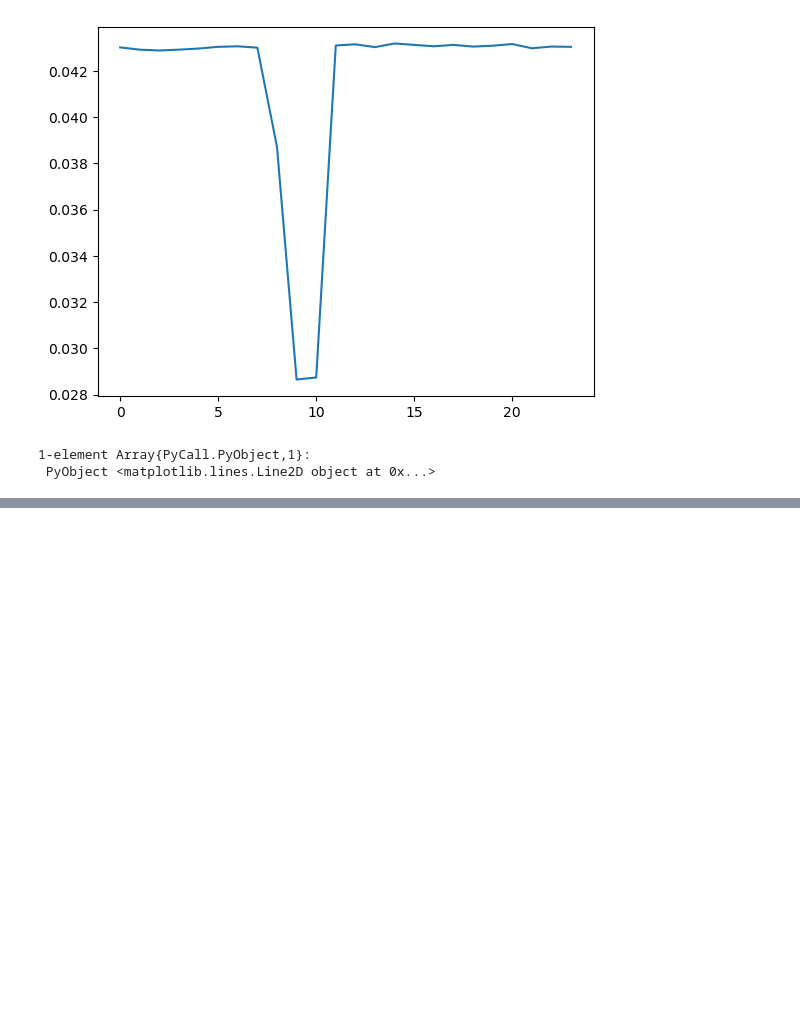
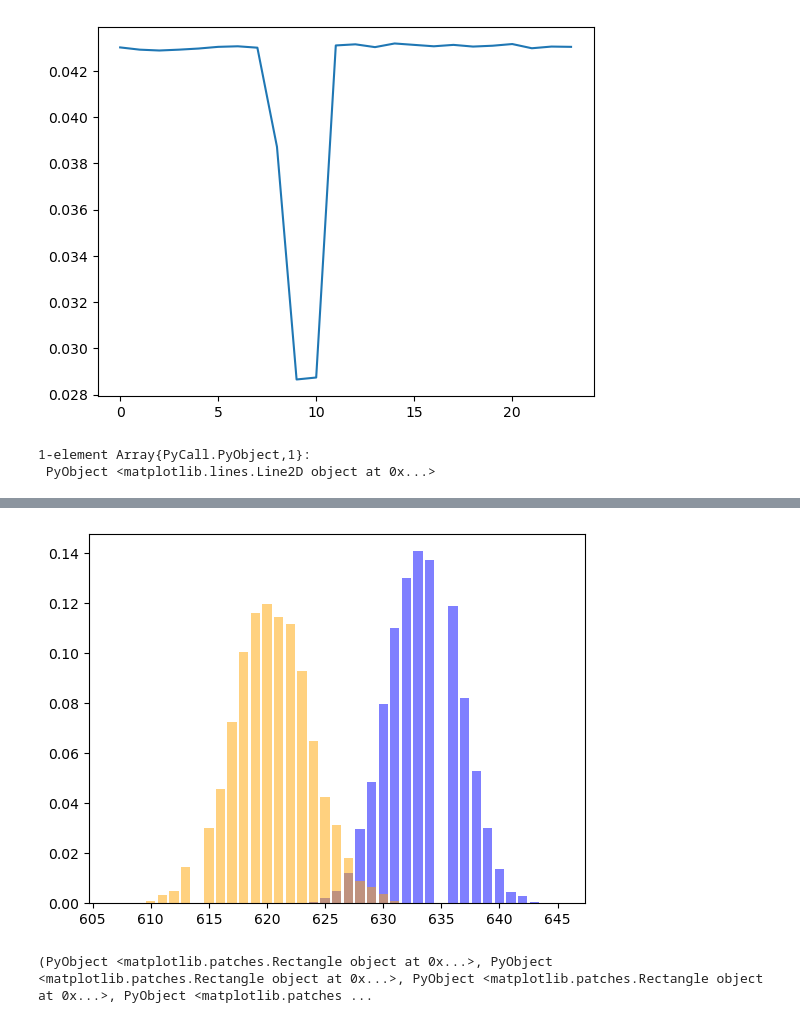
Before and after one commit to YoheiIwasaki/Probabilistic_Robotics_Julia, a Jupyter notebook: section_sensor/lidar_600.ipynb, the cells around one changed output, grey strips where cells are left out. Drawn from its saved outputs; the diff is of its cells as text; code cells hidden in the pictures; blank space fills up the shorter version.

```diff
--- a/section_sensor/lidar_600.ipynb
+++ b/section_sensor/lidar_600.ipynb
@@ -41,6 +43,8 @@ using Plots
 # %%
 probs = freqtable(data, :hour, :lidar )
-gr(fmt=:auto, size=(400, 250))
-heatmap(pivot)
+probs = NamedArray(convert(Array{Float64,2}, probs), names(probs))
+probs ./= length(data.lidar)
+gr(fmt=:auto, size=(500, 250))
+heatmap(probs)
 # %%
 using Seaborn
@@ -52,11 +78,11 @@ PyObject <seaborn.axisgrid.JointGrid object at 0x...>
 # %%
-p_t = [sum(probs[i,:])/length(data.lidar) for i in 1:length(probs[:,1])]
-plot(p_t)
+p_t = [sum(probs[i,:]) for i in 1:length(probs[:,1])]
+plot(names(probs)[1], p_t)
 # %% [output]
 [figure]
 1-element Array{PyCall.PyObject,1}:
  PyObject <matplotlib.lines.Line2D object at 0x...>
 # %%
-p_t = [sum(probs[i,:])/length(data.lidar) for i in 1:length(probs[:,1])]
-plot(names(probs)[1], p_t)
+p_z = [sum(probs[:,i])  for i in 1:length(probs[1,:])]
+plot(names(probs)[2], p_z)
 # %% [output]
@@ -72,0 +92,2 @@ plot(names(probs)[2], p_z)
+# %%
+cond_z_t = probs ./ p_t[1]
@@ -72,0 +112,6 @@ plot(names(probs)[2], p_z)
+# %%
+PyPlot.bar(names(cond_z_t)[2], cond_z_t[7,:], color="blue", alpha=0.5)
+PyPlot.bar(names(cond_z_t)[2], cond_z_t[15,:], color="orange", alpha=0.5)
+# %% [output]
+[figure, added]
+(PyObject <matplotlib.patches.Rectangle object at 0x...>, PyObject <matplotlib.patches.Rectangle object at 0x...>, PyObject <matplotlib.patches.Rectangle object at 0x...>, PyObject <matplotlib.patches ...
```
Also changed, not shown: parts of 9 cells of this notebook.
